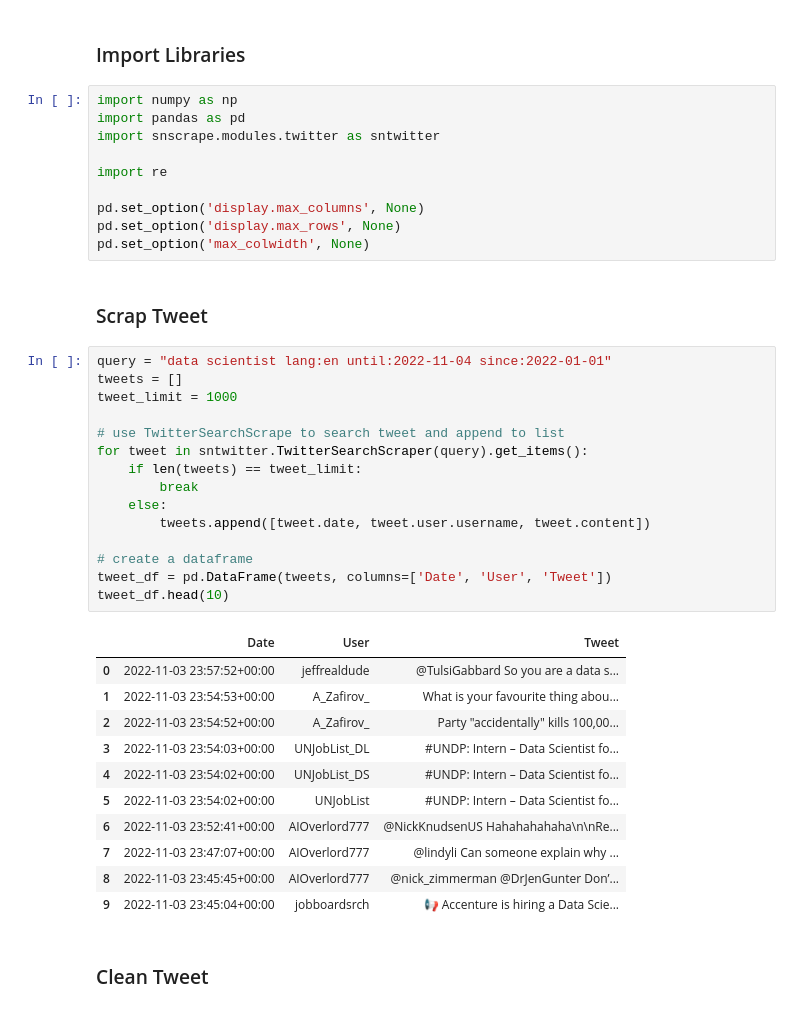
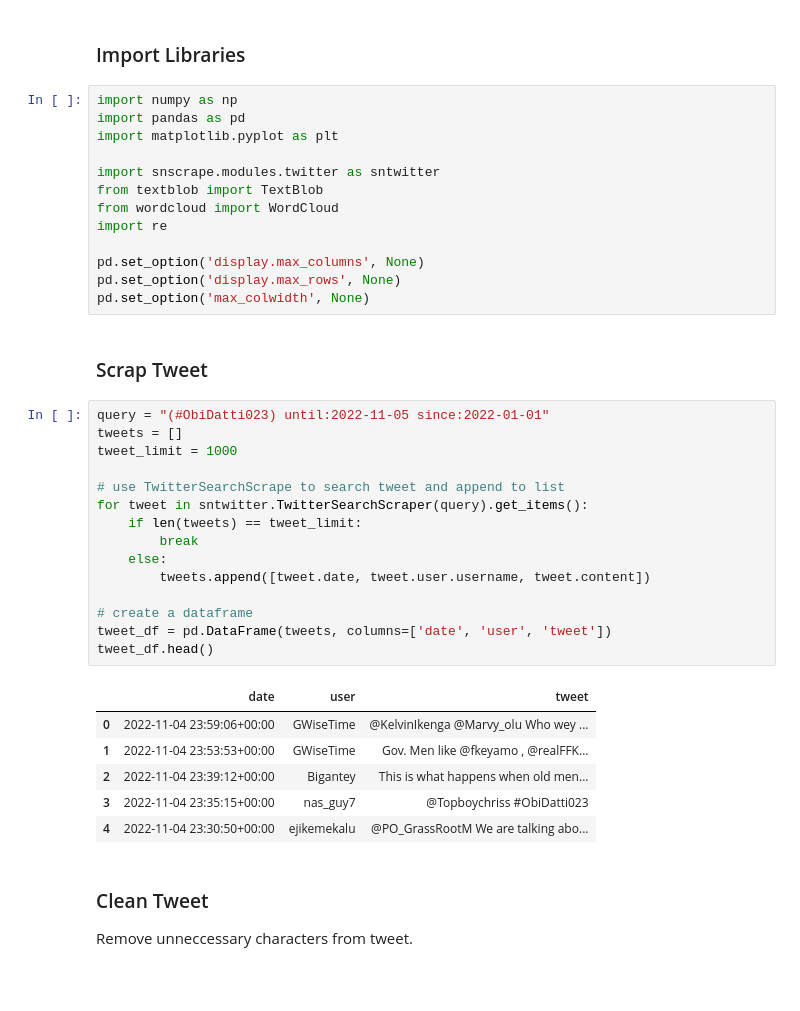
Before and after one commit to toludoyin/30-days-of-data-science, a Jupyter notebook: twitter.ipynb, the cells around one changed output. Cells and saved outputs as stored; diff of their text form; blank space fills up the shorter version.

```diff
--- a/twitter.ipynb
+++ b/twitter.ipynb
@@ -3,8 +3,11 @@
 # %%
 import numpy as np
 import pandas as pd
+import matplotlib.pyplot as plt
+
 import snscrape.modules.twitter as sntwitter
-
+from textblob import TextBlob
+from wordcloud import WordCloud
 import re
 
 pd.set_option('display.max_columns', None)
@@ -13,34 +16,30 @@ pd.set_option('max_colwidth', None)
 # %% [markdown]
 ### Scrap Tweet
 # %%
-query = "data scientist lang:en until:2022-11-04 since:2022-01-01"
+query = "(#ObiDatti023) until:2022-11-05 since:2022-01-01"
 tweets = []
 tweet_limit = 1000
 
 # use TwitterSearchScrape to search tweet and append to list
 for tweet in sntwitter.TwitterSearchScraper(query).get_items():
     if len(tweets) == tweet_limit:
         break
     else:
         tweets.append([tweet.date, tweet.user.username, tweet.content])
 
 # create a dataframe
-tweet_df = pd.DataFrame(tweets, columns=['Date', 'User', 'Tweet'])
-tweet_df.head(10)
+tweet_df = pd.DataFrame(tweets, columns=['date', 'user', 'tweet'])
+tweet_df.head()
 # %% [output]
-|  | Date | User | Tweet |
-| 0 | 2022-11-03 23:57:52+00:00 | jeffrealdude | @TulsiGabbard So you are a data s... |
-| 1 | 2022-11-03 23:54:53+00:00 | A_Zafirov_ | What is your favourite thing abou... |
-| 2 | 2022-11-03 23:54:52+00:00 | A_Zafirov_ | Party "accidentally" kills 100,00... |
-| 3 | 2022-11-03 23:54:03+00:00 | UNJobList_DL | #UNDP: Intern – Data Scientist fo... |
-| 4 | 2022-11-03 23:54:02+00:00 | UNJobList_DS | #UNDP: Intern – Data Scientist fo... |
-| 5 | 2022-11-03 23:54:02+00:00 | UNJobList | #UNDP: Intern – Data Scientist fo... |
-| 6 | 2022-11-03 23:52:41+00:00 | AIOverlord777 | @NickKnudsenUS Hahahahahaha\n\nRe... |
-| 7 | 2022-11-03 23:47:07+00:00 | AIOverlord777 | @lindyli Can someone explain why ... |
-| 8 | 2022-11-03 23:45:45+00:00 | AIOverlord777 | @nick_zimmerman @DrJenGunter Don’... |
-| 9 | 2022-11-03 23:45:04+00:00 | jobboardsrch | 📢 Accenture is hiring a Data Scie... |
+|  | date | user | tweet |
+| 0 | 2022-11-04 23:59:06+00:00 | GWiseTime | @KelvinIkenga @Marvy_olu Who wey ... |
+| 1 | 2022-11-04 23:53:53+00:00 | GWiseTime | Gov. Men like @fkeyamo , @realFFK... |
+| 2 | 2022-11-04 23:39:12+00:00 | Bigantey | This is what happens when old men... |
+| 3 | 2022-11-04 23:35:15+00:00 | nas_guy7 | @Topboychriss #ObiDatti023 |
+| 4 | 2022-11-04 23:30:50+00:00 | ejikemekalu | @PO_GrassRootM We are talking abo... |
 # %% [markdown]
 ### Clean Tweet
+Remove unneccessary characters from tweet.
 # %%
 # clean tweet with a function
 def clean_tweet(text):
```
Also changed, not shown: parts of 13 cells of this notebook.
